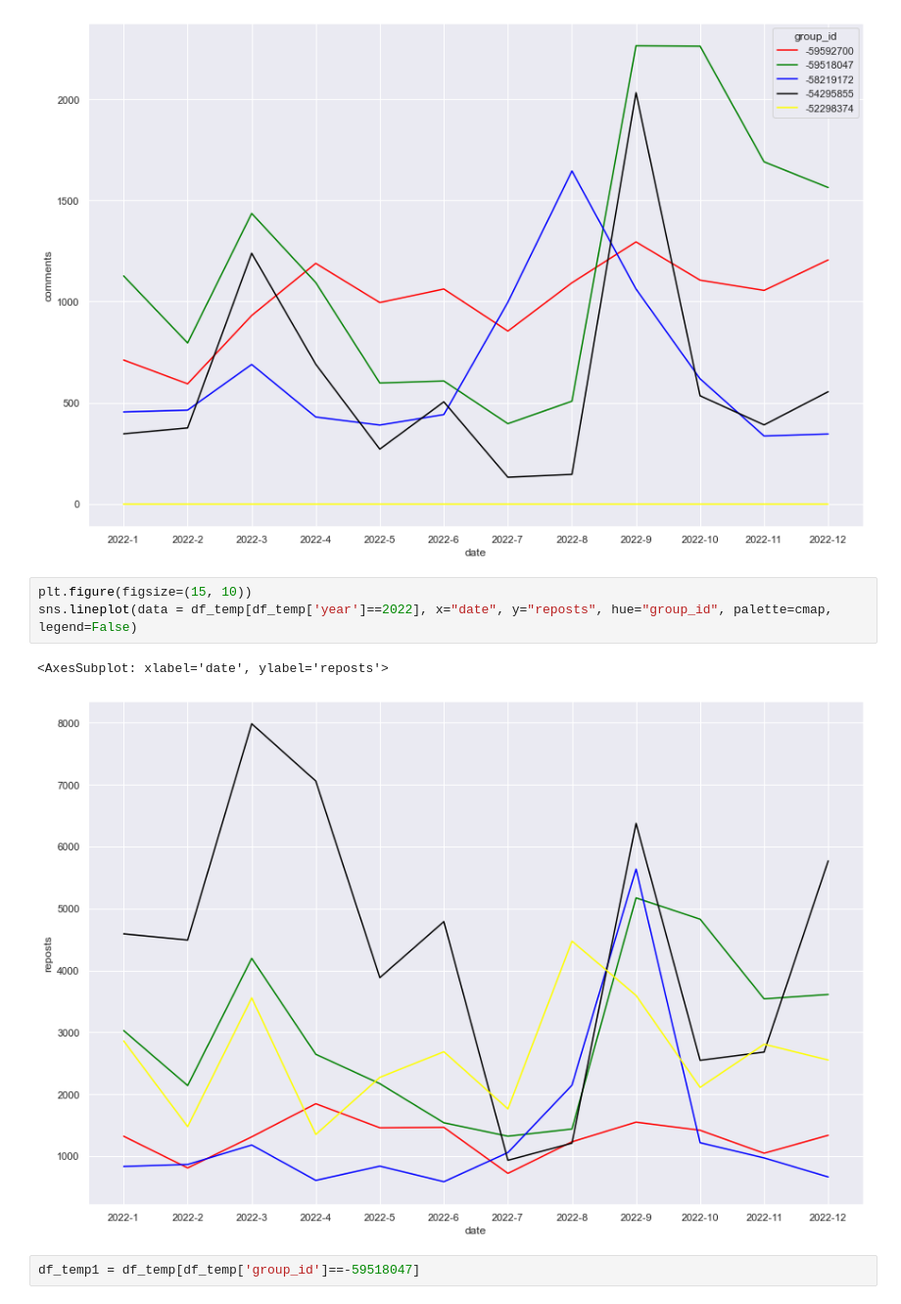
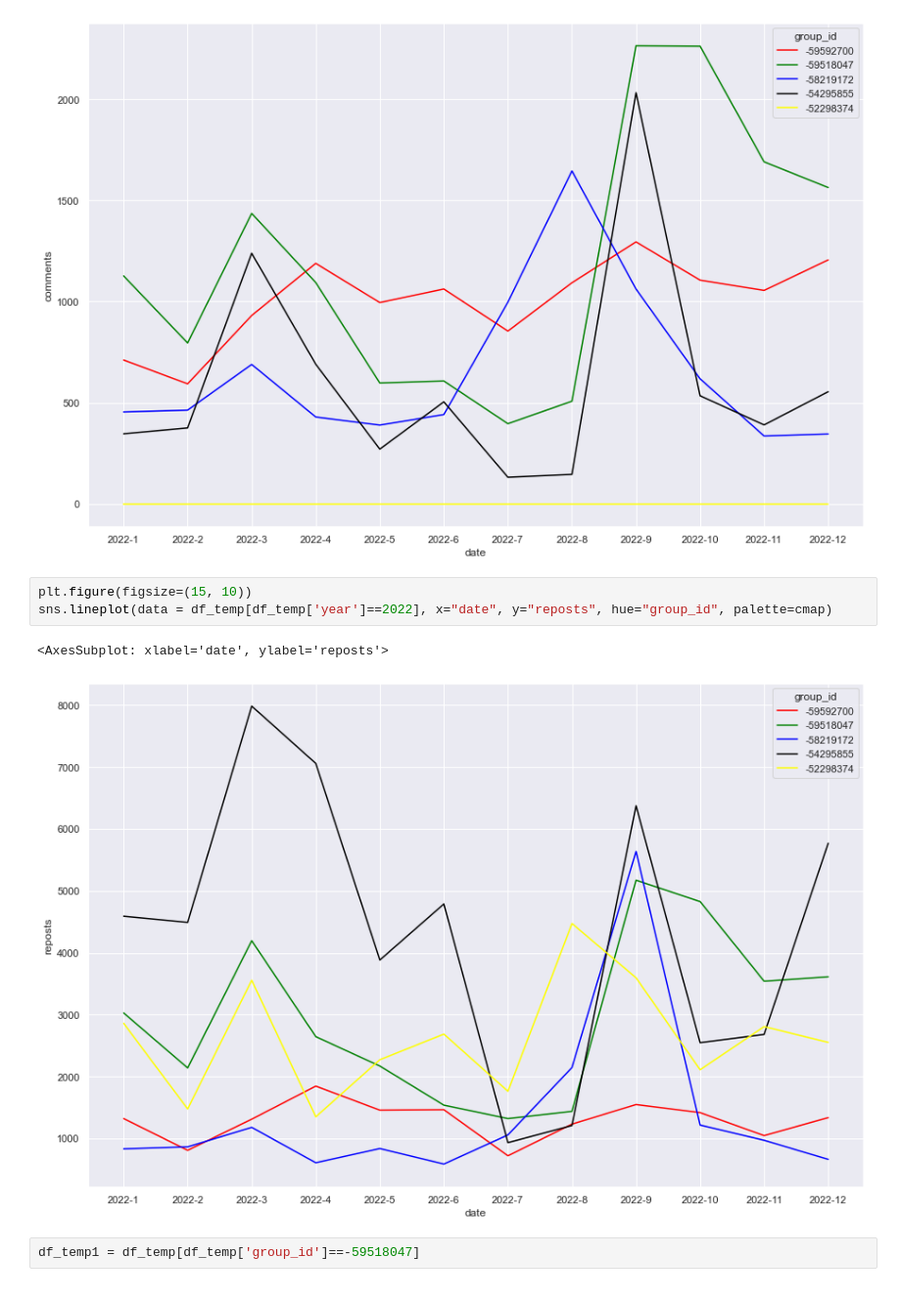
Before and after one commit to Romaman007/pro2, a Jupyter notebook: in_py/grap.ipynb, the cells around one changed output. Shown: that part at 98% size. Drawn from its saved outputs; the diff is of its cells as text.

```diff
--- a/in_py/grap.ipynb
+++ b/in_py/grap.ipynb
@@ -51,10 +51,10 @@ sns.lineplot(data = df_temp[df_temp['year']==2022], x="date", y="comments", hue=
 [figure]
 # %%
 plt.figure(figsize=(15, 10))
-sns.lineplot(data = df_temp[df_temp['year']==2022], x="date", y="reposts", hue="group_id", palette=cmap, legend=False)
+sns.lineplot(data = df_temp[df_temp['year']==2022], x="date", y="reposts", hue="group_id", palette=cmap)
 # %% [output]
 <AxesSubplot: xlabel='date', ylabel='reposts'>
-[figure, old version]
+[figure, new version]
 # %%
 df_temp1 = df_temp[df_temp['group_id']==-59518047]
 # %% [markdown]
```
